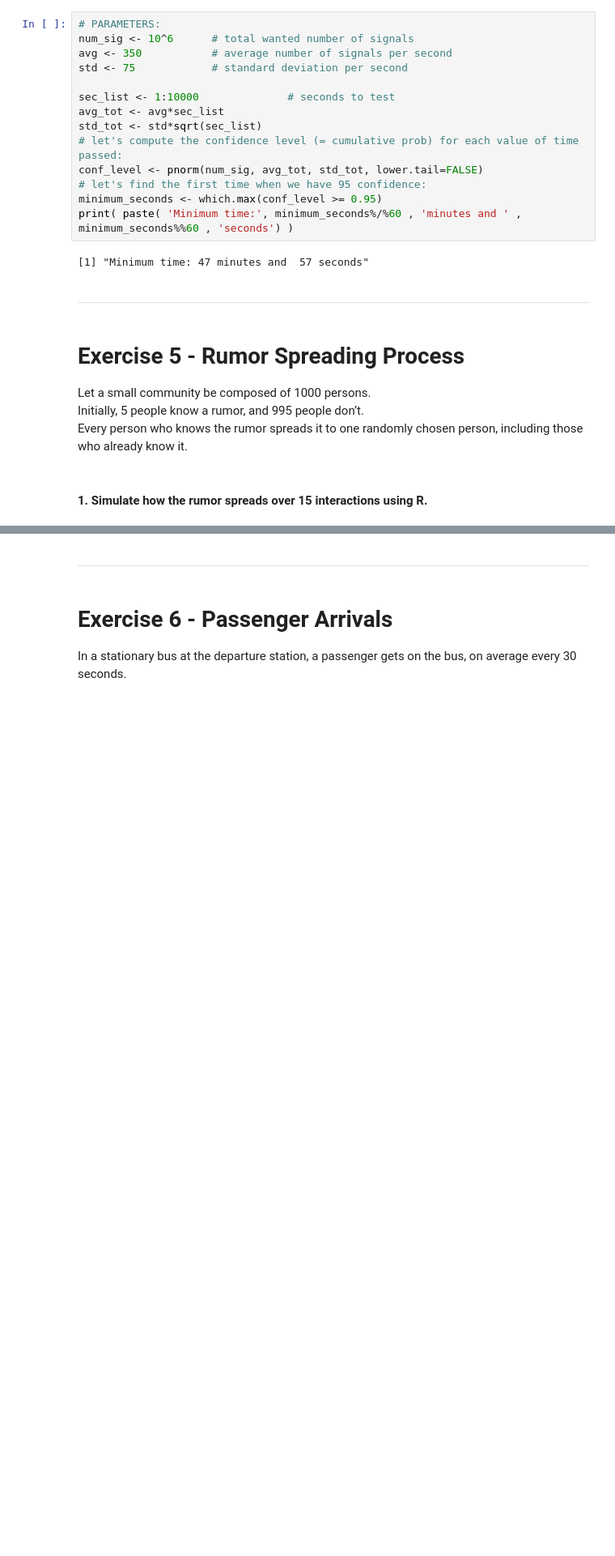
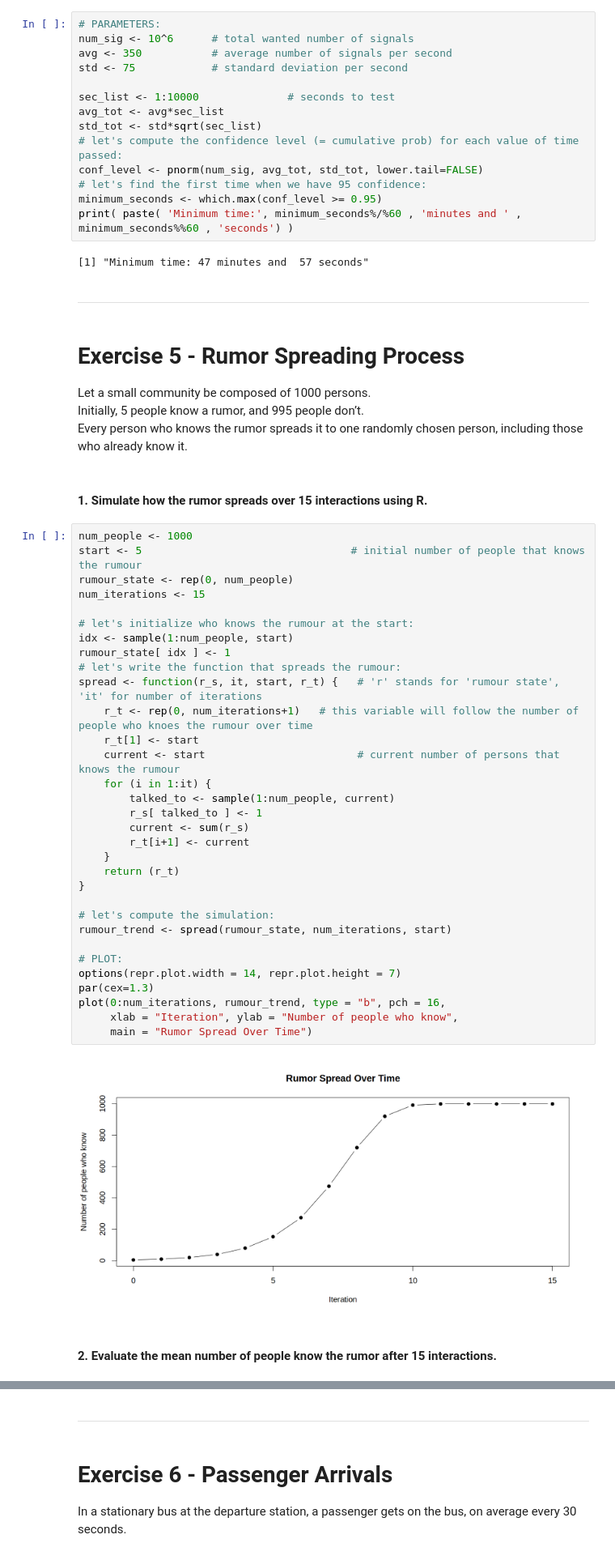
Before and after one commit to seccobenedetto/ex_Advanced_Statistics, a Jupyter notebook: lab_2/lab_2_test.ipynb, the cells around one changed output, grey strips where cells are left out. Shown at 81% size. Drawn from its saved outputs; the diff is of its cells as text; blank space fills up the shorter version.

```diff
--- a/lab_2/lab_2_test.ipynb
+++ b/lab_2/lab_2_test.ipynb
@@ -231,3 +231,39 @@ Initially, 5 people know a rumor, and 995 people don’t.\
 Every person who knows the rumor spreads it to one randomly chosen person, including those who already know it.
 # %% [markdown]
 #### 1. Simulate how the rumor spreads over 15 interactions using R.
+# %%
+num_people <- 1000
+start <- 5                                 # initial number of people that knows the rumour
+rumour_state <- rep(0, num_people)
+num_iterations <- 15
+
+# let's initialize who knows the rumour at the start:
+idx <- sample(1:num_people, start)
+rumour_state[ idx ] <- 1
+# let's write the function that spreads the rumour:
+spread <- function(r_s, it, start, r_t) {   # 'r' stands for 'rumour state', 'it' for number of iterations
+    r_t <- rep(0, num_iterations+1)   # this variable will follow the number of people who knoes the rumour over time
+    r_t[1] <- start
+    current <- start                        # current number of persons that knows the rumour
+    for (i in 1:it) {
+        talked_to <- sample(1:num_people, current)
+        r_s[ talked_to ] <- 1
+        current <- sum(r_s)
+        r_t[i+1] <- current
+    }
+    return (r_t)
+}
+
+# let's compute the simulation:
+rumour_trend <- spread(rumour_state, num_iterations, start)
+
+# PLOT:
+options(repr.plot.width = 14, repr.plot.height = 7)
+par(cex=1.3)
+plot(0:num_iterations, rumour_trend, type = "b", pch = 16,
+     xlab = "Iteration", ylab = "Number of people who know",
+     main = "Rumor Spread Over Time")
+# %% [output]
+[figure, added]
+# %% [markdown]
+#### 2. Evaluate the mean number of people know the rumor after 15 interactions.
```
Also changed, not shown: parts of 8 cells of this notebook.
